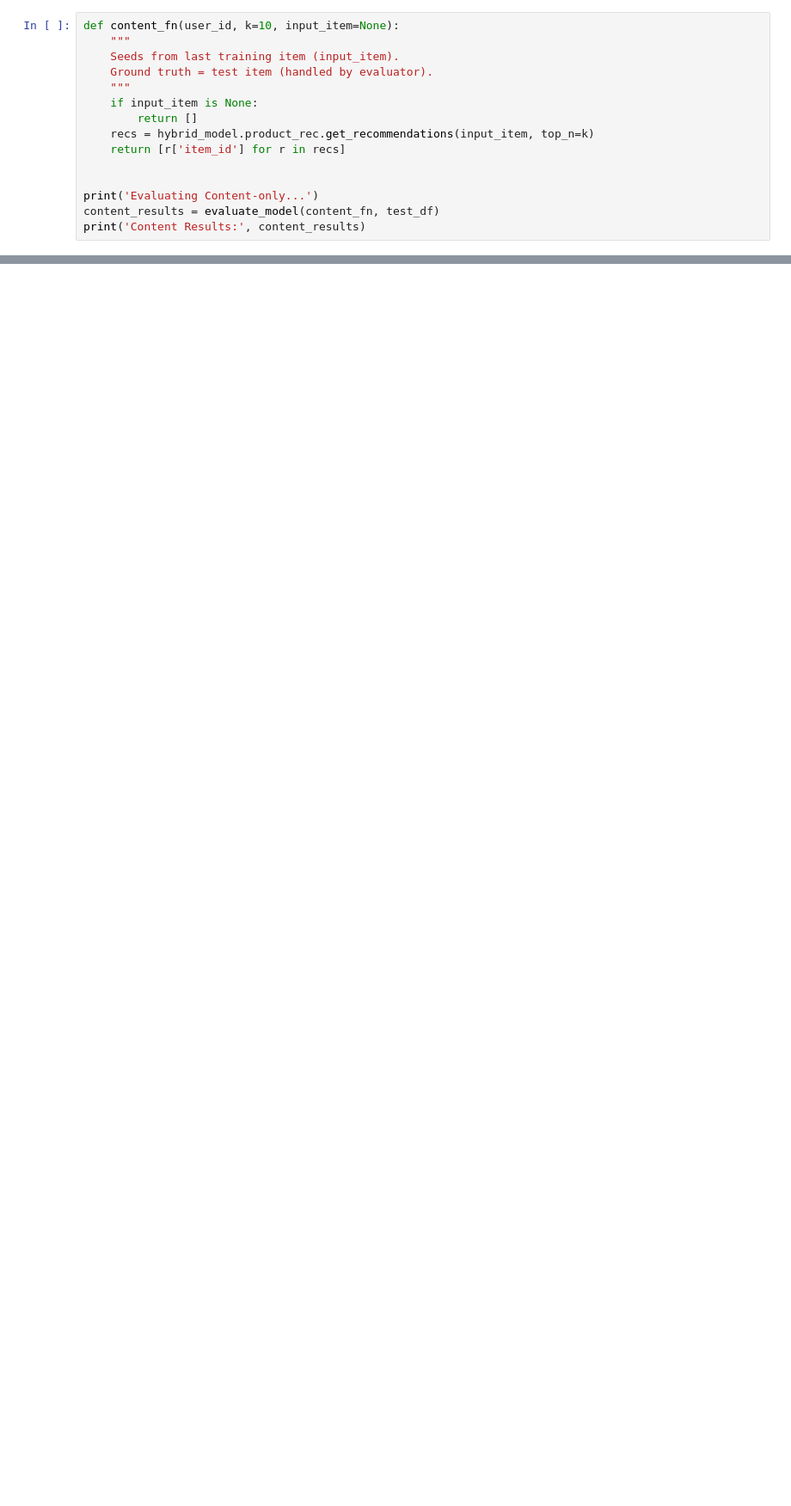
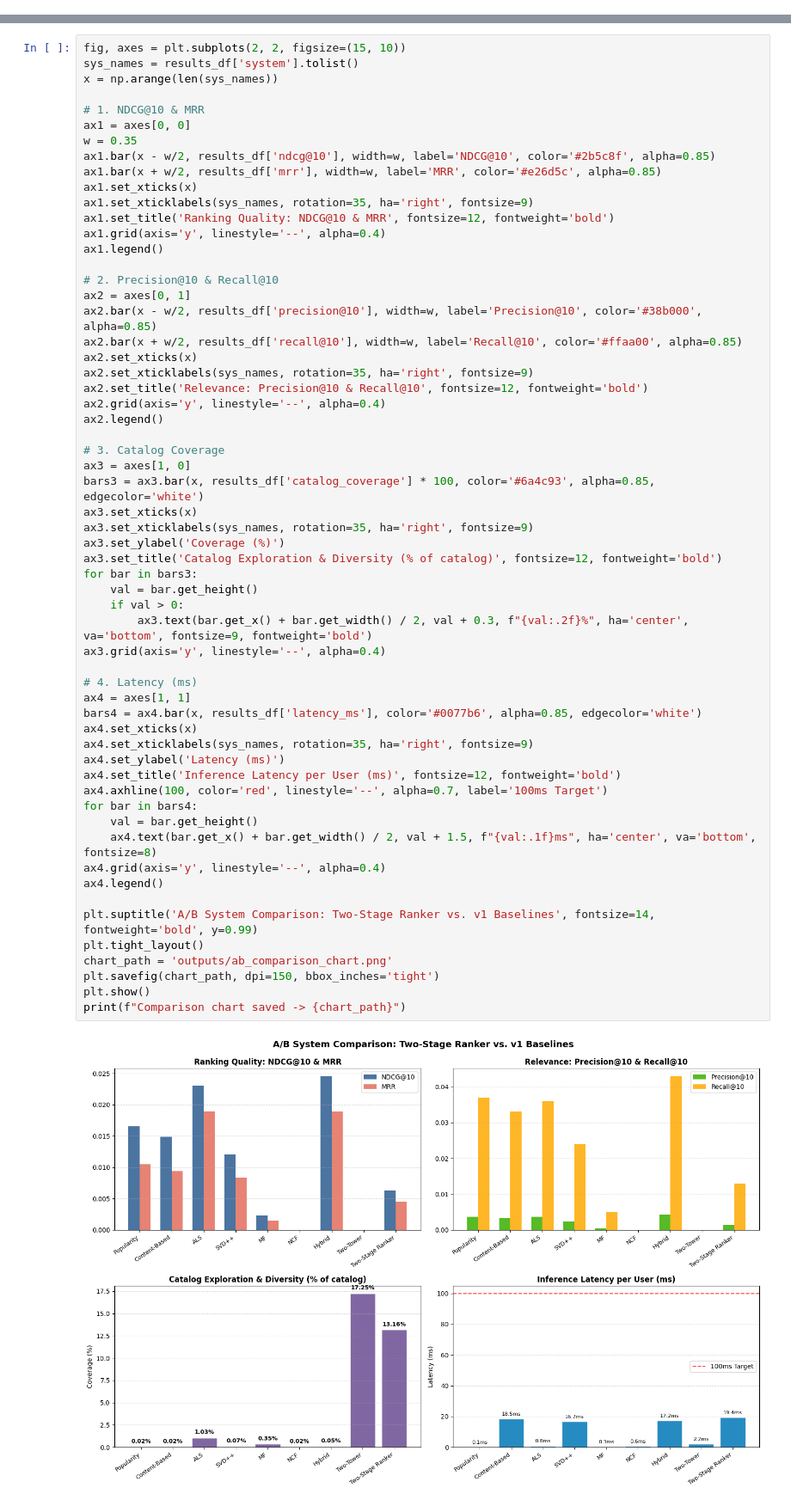
Before and after one commit to warutkm/rs, a Jupyter notebook: src/10_ab_comparison.ipynb, the cells around one changed output, grey strips where cells are left out. Shown at 86% size. Cells and saved outputs as stored; diff of their text form; blank space fills up the shorter version.

```diff
--- a/src/10_ab_comparison.ipynb
+++ b/src/10_ab_comparison.ipynb
@@ -227,15 +0,0 @@ Evaluator defined.
-# %%
-def content_fn(user_id, k=10, input_item=None):
-    """
-    Seeds from last training item (input_item).
-    Ground truth = test item (handled by evaluator).
-    """
-    if input_item is None:
-        return []
-    recs = hybrid_model.product_rec.get_recommendations(input_item, top_n=k)
-    return [r['item_id'] for r in recs]
-
-
-print('Evaluating Content-only...')
-content_results = evaluate_model(content_fn, test_df)
-print('Content Results:', content_results)
@@ -609,0 +573,61 @@ Phase 10 complete.
+# %%
+fig, axes = plt.subplots(2, 2, figsize=(15, 10))
+sys_names = results_df['system'].tolist()
+x = np.arange(len(sys_names))
+
+# 1. NDCG@10 & MRR
+ax1 = axes[0, 0]
+w = 0.35
+ax1.bar(x - w/2, results_df['ndcg@10'], width=w, label='NDCG@10', color='#2b5c8f', alpha=0.85)
+ax1.bar(x + w/2, results_df['mrr'], width=w, label='MRR', color='#e26d5c', alpha=0.85)
+ax1.set_xticks(x)
+ax1.set_xticklabels(sys_names, rotation=35, ha='right', fontsize=9)
+ax1.set_title('Ranking Quality: NDCG@10 & MRR', fontsize=12, fontweight='bold')
+ax1.grid(axis='y', linestyle='--', alpha=0.4)
+ax1.legend()
+
+# 2. Precision@10 & Recall@10
+ax2 = axes[0, 1]
+ax2.bar(x - w/2, results_df['precision@10'], width=w, label='Precision@10', color='#38b000', alpha=0.85)
+ax2.bar(x + w/2, results_df['recall@10'], width=w, label='Recall@10', color='#ffaa00', alpha=0.85)
+ax2.set_xticks(x)
+ax2.set_xticklabels(sys_names, rotation=35, ha='right', fontsize=9)
+ax2.set_title('Relevance: Precision@10 & Recall@10', fontsize=12, fontweight='bold')
+ax2.grid(axis='y', linestyle='--', alpha=0.4)
+ax2.legend()
+
+# 3. Catalog Coverage
+ax3 = axes[1, 0]
+bars3 = ax3.bar(x, results_df['catalog_coverage'] * 100, color='#6a4c93', alpha=0.85, edgecolor='white')
+ax3.set_xticks(x)
+ax3.set_xticklabels(sys_names, rotation=35, ha='right', fontsize=9)
+ax3.set_ylabel('Coverage (%)')
+ax3.set_title('Catalog Exploration & Diversity (% of catalog)', fontsize=12, fontweight='bold')
+for bar in bars3:
+    val = bar.get_height()
+    if val > 0:
+        ax3.text(bar.get_x() + bar.get_width() / 2, val + 0.3, f"{val:.2f}%", ha='center', va='bottom', fontsize=9, fontweight='bold')
+ax3.grid(axis='y', linestyle='--', alpha=0.4)
+
+# 4. Latency (ms)
+ax4 = axes[1, 1]
+bars4 = ax4.bar(x, results_df['latency_ms'], color='#0077b6', alpha=0.85, edgecolor='white')
+ax4.set_xticks(x)
+ax4.set_xticklabels(sys_names, rotation=35, ha='right', fontsize=9)
+ax4.set_ylabel('Latency (ms)')
+ax4.set_title('Inference Latency per User (ms)', fontsize=12, fontweight='bold')
+ax4.axhline(100, color='red', linestyle='--', alpha=0.7, label='100ms Target')
+for bar in bars4:
+    val = bar.get_height()
+    ax4.text(bar.get_x() + bar.get_width() / 2, val + 1.5, f"{val:.1f}ms", ha='center', va='bottom', fontsize=8)
+ax4.grid(axis='y', linestyle='--', alpha=0.4)
+ax4.legend()
+
+plt.suptitle('A/B System Comparison: Two-Stage Ranker vs. v1 Baselines', fontsize=14, fontweight='bold', y=0.99)
+plt.tight_layout()
+chart_path = 'outputs/ab_comparison_chart.png'
+plt.savefig(chart_path, dpi=150, bbox_inches='tight')
+plt.show()
+print(f"Comparison chart saved -> {chart_path}")
+# %% [output]
+[figure, added]
```
Also changed, not shown: parts of 47 cells of this notebook, 10 other files.
